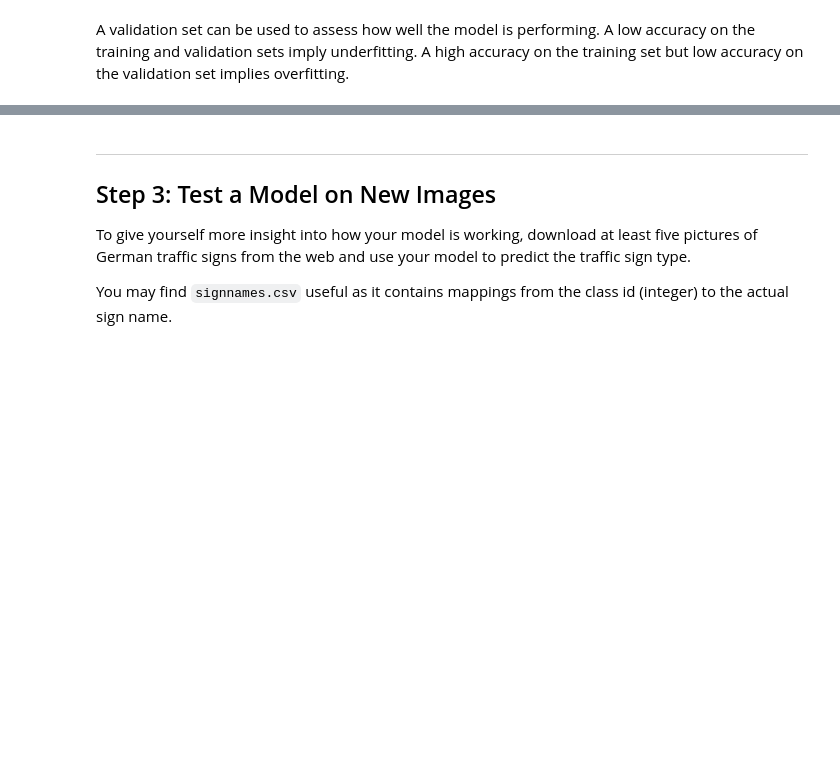
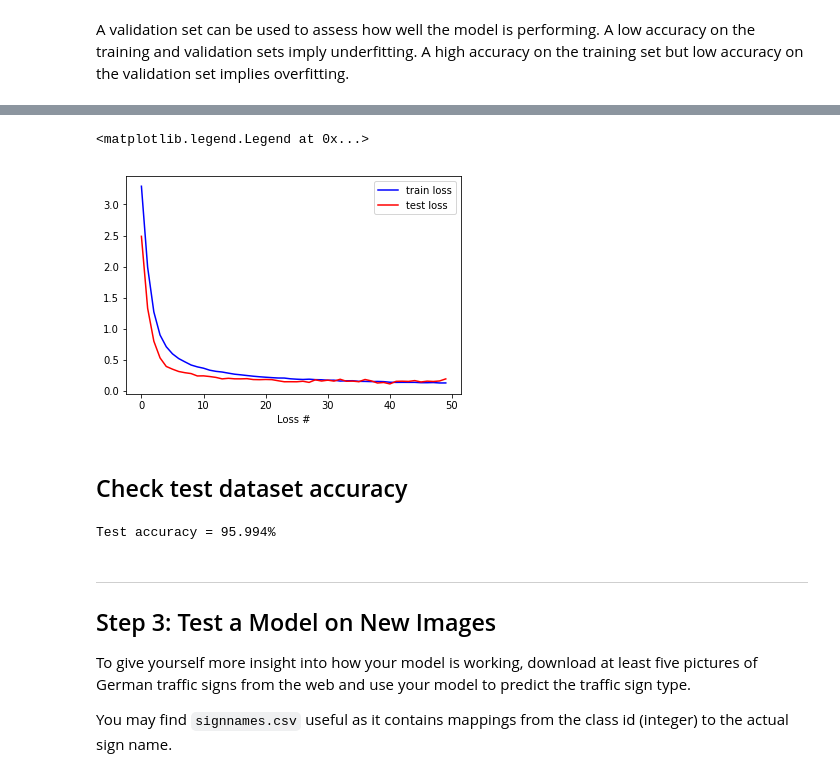
Before and after one commit to mishmetall/udacity_self_driving_car, a Jupyter notebook: Project_3/Traffic_Sign_Classifier.ipynb, the cells around one changed output, grey strips where cells are left out. Cells and saved outputs as stored; diff of their text form; code cells hidden in the pictures; blank space fills up the shorter version.

```diff
--- a/Project_3/Traffic_Sign_Classifier.ipynb
+++ b/Project_3/Traffic_Sign_Classifier.ipynb
@@ -171,0 +352,19 @@ sets imply underfitting. A high accuracy on the training set but low accuracy on
+# %%
+# Some constants for training
+BATCH_SIZE = 200
+EPOCH = 50
+LNRATE = 0.001
+PATH2WEIGHTS = "./model.ckpt"
+
+
+# init model
+NetOriginal = LeNet(classes=ds_train.classes, is_original=True)
+NetBetter = LeNet(classes=ds_train.classes, is_original=False)
+
+
+# init sess
+sess = tf.Session()
+sess.run(tf.global_variables_initializer())
+
+
+saver = tf.train.Saver()
@@ -172,3 +513,30 @@ sets imply underfitting. A high accuracy on the training set but low accuracy on
+# %%
+plt.plot(range(len(epoch_train_losses)), epoch_train_losses, "b")
+plt.plot(range(len(valid_losses)), valid_losses, "r")
+plt.xlabel("Epoch #")
+plt.xlabel("Loss #")
+plt.legend(("train loss", "test loss"))
+# %% [output]
+<matplotlib.legend.Legend at 0x...>
+[figure, added]
+# %% [markdown]
+## Check test dataset accuracy
+# %%
+################# Test part  ####################
+tp = 0
+for i in range(0,len(ds_test) // BATCH_SIZE):
+    x_batch, y_batch = ds_test.get_batch(i * BATCH_SIZE, (i+1)*BATCH_SIZE - 1)
+    l, acc = sess.run([NetBetter.loss, NetBetter.accuracy_operation],
+                         feed_dict={NetBetter.keep_rate: 1,
+                                    NetBetter.input: x_batch,
+                                    NetBetter.true:  y_batch})
+    losses.append(l)
+    tp += (acc * len(x_batch))
+
+test_accuracy = tp / len(ds_test)
+print("Test accuracy = {:.3f}%".format(test_accuracy * 100))
+# %% [output]
+Test accuracy = 95.994%
 # %% [markdown]
 ---
 
```
Also changed, not shown: parts of 27 cells of this notebook, 13 other files.
